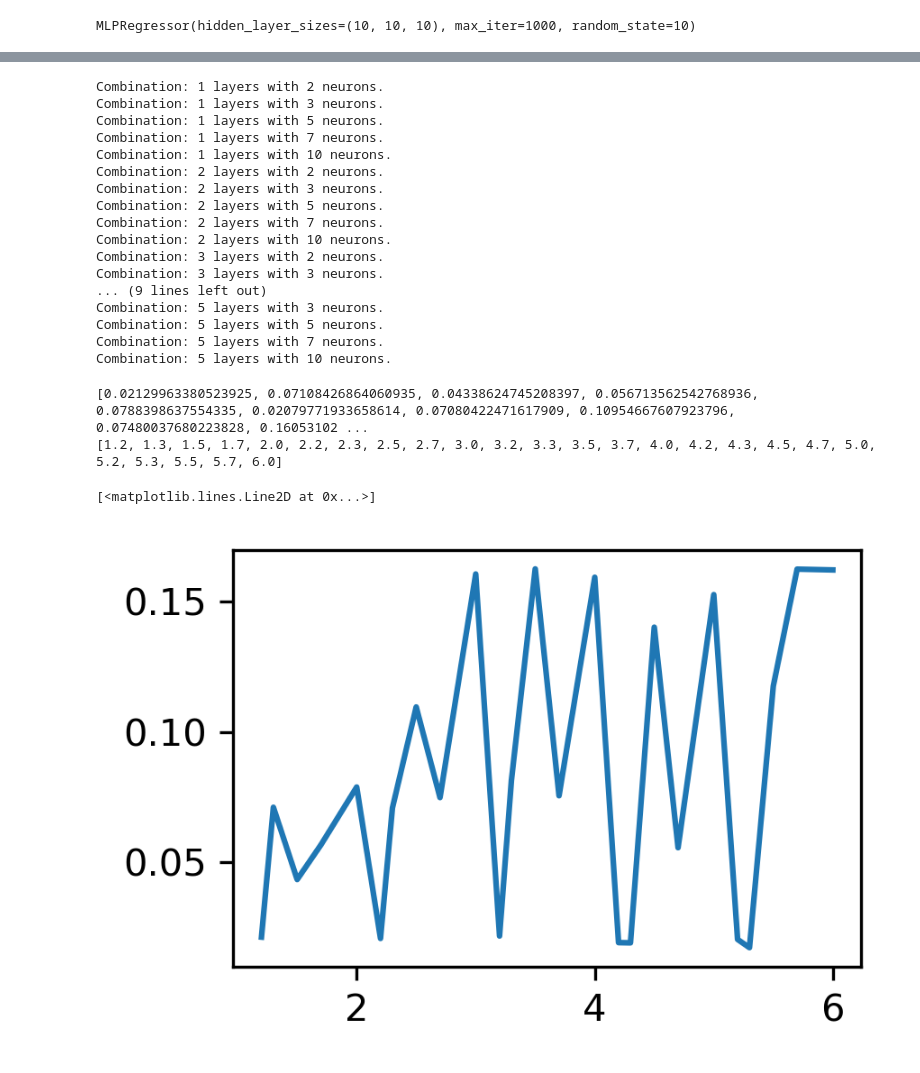
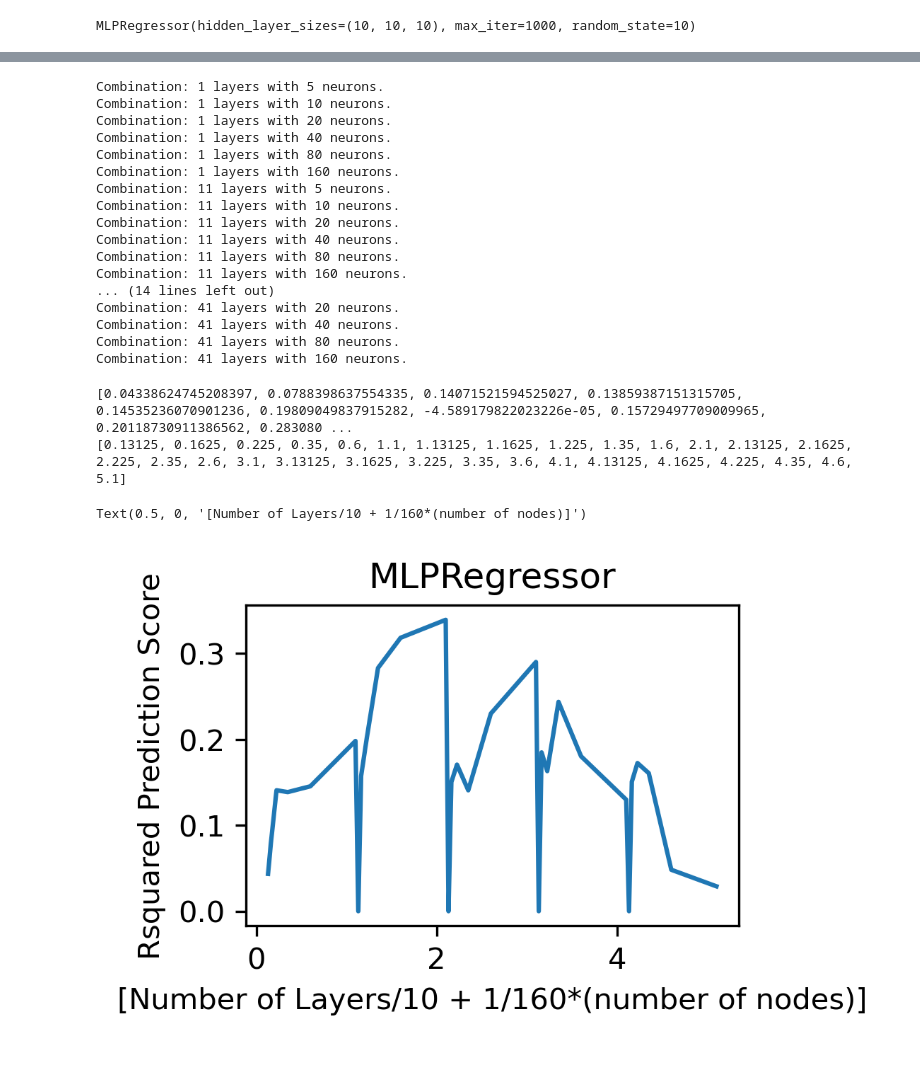
Before and after one commit to flane00/Capstone, a Jupyter notebook: VIIRS_2_IntChl_regression_model.ipynb, the cells around one changed output, grey strips where cells are left out. Cells and saved outputs as stored; diff of their text form; code cells hidden in the pictures.

Commit message:
updated MLPRegressor

```diff
--- a/VIIRS_2_IntChl_regression_model.ipynb
+++ b/VIIRS_2_IntChl_regression_model.ipynb
@@ -102,8 +99,9 @@ scores = []
 scores_list = []
 nidx = []
 
-l_range = range(1, 6, 1)
-neurons = [2,3,5,7,10]
+l_range = range(1, 50, 10)
+neurons = [5,10,20,40,80,160]
+
 
 
 for l in l_range:
@@ -116,32 +114,36 @@ for l in l_range:
 
         scores = r2_score(y_test,y_pred)
         scores_list.append(r2_score(y_test,y_pred))
-        nidx.append(l+(neuron)/10))
+        nidx.append((l/10)+(neuron/160))
 # %% [output]
-Combination: 1 layers with 2 neurons.
-Combination: 1 layers with 3 neurons.
 Combination: 1 layers with 5 neurons.
-Combination: 1 layers with 7 neurons.
 Combination: 1 layers with 10 neurons.
-Combination: 2 layers with 2 neurons.
-Combination: 2 layers with 3 neurons.
-Combination: 2 layers with 5 neurons.
-Combination: 2 layers with 7 neurons.
-Combination: 2 layers with 10 neurons.
-Combination: 3 layers with 2 neurons.
-Combination: 3 layers with 3 neurons.
-... (9 lines left out)
-Combination: 5 layers with 3 neurons.
-Combination: 5 layers with 5 neurons.
-Combination: 5 layers with 7 neurons.
-Combination: 5 layers with 10 neurons.
+Combination: 1 layers with 20 neurons.
+Combination: 1 layers with 40 neurons.
+Combination: 1 layers with 80 neurons.
+Combination: 1 layers with 160 neurons.
+Combination: 11 layers with 5 neurons.
+Combination: 11 layers with 10 neurons.
+Combination: 11 layers with 20 neurons.
+Combination: 11 layers with 40 neurons.
+Combination: 11 layers with 80 neurons.
+Combination: 11 layers with 160 neurons.
+... (14 lines left out)
+Combination: 41 layers with 20 neurons.
+Combination: 41 layers with 40 neurons.
+Combination: 41 layers with 80 neurons.
+Combination: 41 layers with 160 neurons.
-# %%
-print(scores_list)
-print(nidx)
-fig = plt.figure(figsize = (3,2), dpi = 300)
-plt.plot(nidx,scores_list)
-# %% [output]
-[0.02129963380523925, 0.07108426864060935, 0.04338624745208397, 0.056713562542768936, 0.0788398637554335, 0.02079771933658614, 0.07080422471617909, 0.10954667607923796, 0.07480037680223828, 0.16053102 ...
-[1.2, 1.3, 1.5, 1.7, 2.0, 2.2, 2.3, 2.5, 2.7, 3.0, 3.2, 3.3, 3.5, 3.7, 4.0, 4.2, 4.3, 4.5, 4.7, 5.0, 5.2, 5.3, 5.5, 5.7, 6.0]
-[<matplotlib.lines.Line2D at 0x...>]
-[figure, removed]
+# %%
+print(scores_list)
+print(nidx)
+fig = plt.figure(figsize = (3,2), dpi = 300)
+plt.plot(nidx,scores_list)
+plt.title("MLPRegressor")
+plt.ylabel('Rsquared Prediction Score')
+plt.xlabel('[Number of Layers/10 + 1/160*(number of nodes)]')
+# plt.yticks(np.arange(0, .2, step=0.02))
+# %% [output]
+[0.04338624745208397, 0.0788398637554335, 0.14071521594525027, 0.13859387151315705, 0.14535236070901236, 0.19809049837915282, -4.589179822023226e-05, 0.15729497709009965, 0.20118730911386562, 0.283080 ...
+[0.13125, 0.1625, 0.225, 0.35, 0.6, 1.1, 1.13125, 1.1625, 1.225, 1.35, 1.6, 2.1, 2.13125, 2.1625, 2.225, 2.35, 2.6, 3.1, 3.13125, 3.1625, 3.225, 3.35, 3.6, 4.1, 4.13125, 4.1625, 4.225, 4.35, 4.6, 5.1]
+Text(0.5, 0, '[Number of Layers/10 + 1/160*(number of nodes)]')
+[figure, added]
```
Also changed, not shown: parts of 3 cells of this notebook.
